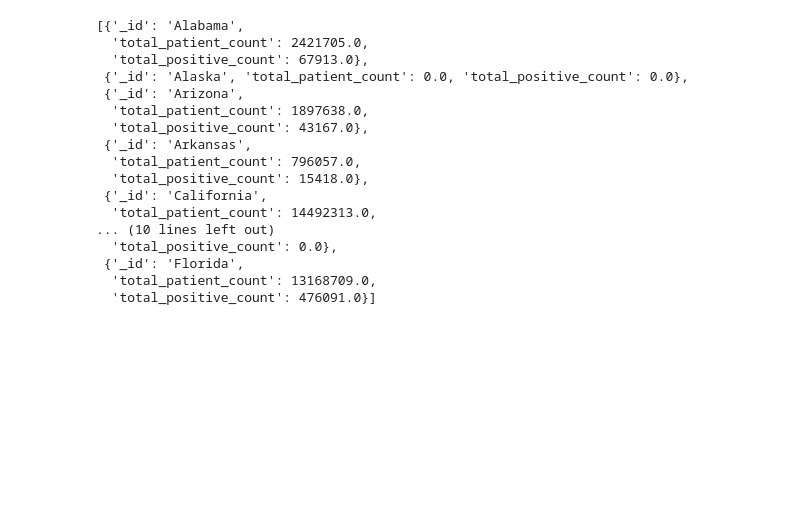
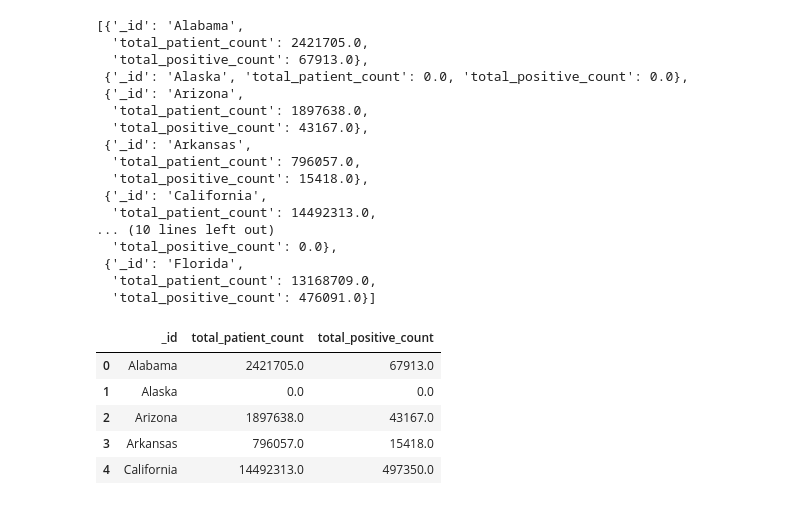
Before and after one commit to Richard1987usa/Enhancing-FluView-Dashboard-for-User-Centric-Navigation, a Jupyter notebook: Project 3/ETL.ipynb, the cells around one changed output. Cells and saved outputs as stored; diff of their text form; code cells hidden in the pictures; blank space fills up the shorter version.

```diff
--- a/Project 3/ETL.ipynb
+++ b/Project 3/ETL.ipynb
@@ -400,3 +400,14 @@ pprint(result[0:10])
  {'_id': 'Florida',
   'total_patient_count': 13168709.0,
   'total_positive_count': 476091.0}]
+# %%
+# Extract the fields from the _id so they're in separate columns in a Pandas DataFrame
+aggregated_df = pd.json_normalize(result)
+aggregated_df.head()
+# %% [output]
+|  | _id | total_patient_count | total_positive_count |
+| 0 | Alabama | 2421705.0 | 67913.0 |
+| 1 | Alaska | 0.0 | 0.0 |
+| 2 | Arizona | 1897638.0 | 43167.0 |
+| 3 | Arkansas | 796057.0 | 15418.0 |
+| 4 | California | 14492313.0 | 497350.0 |
```
Also changed, not shown: parts of 2 cells of this notebook.
